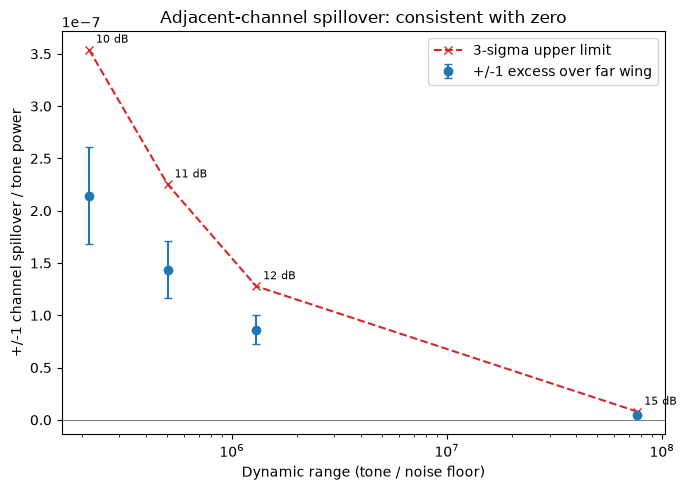
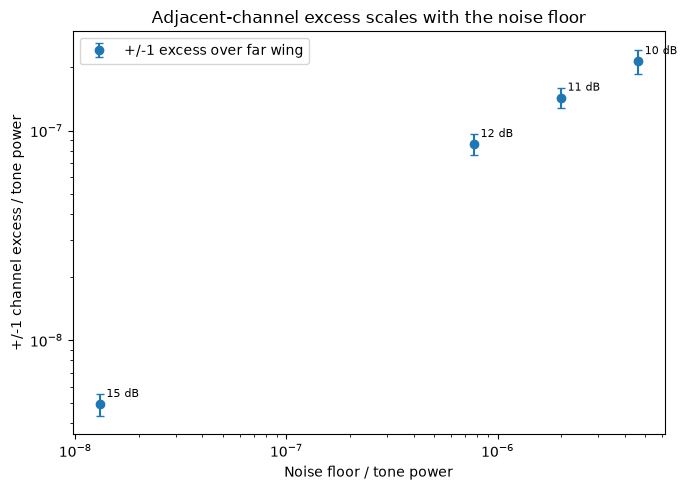
Unified diff of the notebook cell whose output changed from the first chart to the second:
--- before
+++ after
@@ -1,23 +1,21 @@
-dr_vals, diff_vals, sem_vals, limit_vals = [], [], [], []
+floors = [lib.noise_floor(specs[db], tones)
+          / lib.tone_amplitude(specs[db], tones) for db in SETTINGS]
+diffs, sems = [], []
 for db in SETTINGS:
-    near, far, diff, sem = lib.adjacent_excess(specs[db], tones)
-    dr_vals.append(dr[db])
-    diff_vals.append(diff)
-    sem_vals.append(sem)
-    limit_vals.append(max(diff, 0.0) + 3 * sem)
+    _, _, diff, sem = lib.adjacent_excess(specs[db], tones)
+    diffs.append(diff)
+    sems.append(sem)
 
 fig, ax = plt.subplots(figsize=(7, 5))
-ax.errorbar(dr_vals, diff_vals, yerr=sem_vals, fmt="o", capsize=3,
+ax.errorbar(floors, diffs, yerr=sems, fmt="o", capsize=3,
             label="+/-1 excess over far wing")
-ax.plot(dr_vals, limit_vals, "x--", color="C3",
-        label="3-sigma upper limit")
-ax.axhline(0.0, color="gray", lw=0.8)
-for db, x, y in zip(SETTINGS, dr_vals, limit_vals):
+ax.set_xscale("log")
+ax.set_yscale("log")
+ax.set_xlabel("Noise floor / tone power")
+ax.set_ylabel("+/-1 channel excess / tone power")
+ax.set_title("Adjacent-channel excess scales with the noise floor")
+for db, x, y in zip(SETTINGS, floors, diffs):
     ax.annotate(f"{db} dB", (x, y), textcoords="offset points",
                 xytext=(5, 5), fontsize=8)
-ax.set_xscale("log")
-ax.set_xlabel("Dynamic range (tone / noise floor)")
-ax.set_ylabel("+/-1 channel spillover / tone power")
-ax.set_title("Adjacent-channel spillover: consistent with zero")
 ax.legend()
 plt.tight_layout()
@@ -26,9 +24,9 @@
 db = "15"
 near, far, diff, sem = lib.adjacent_excess(specs[db], tones)
-limit = max(diff, 0.0) + 3 * sem
 print(f"Deepest probe: {db} dB, dynamic range {dr[db]:.2e} "
       f"({10*np.log10(dr[db]):.0f} dB)")
 print(f"+/-1 excess over far wing: {diff:.2e} +/- {sem:.2e} of tone "
-      f"({diff/sem:.1f} sigma -> no detection)")
-print(f"3-sigma upper limit on +/-1 spillover: {limit:.2e} of tone "
-      f"({10*np.log10(limit):.0f} dB)")
+      f"({diff/sem:.1f} sigma)")
+print(f"Upper limit on comb spillover into the +/-1 channel: "
+      f"<= {diff:.1e} of tone (~ {10*np.log10(diff):.0f} dB), "
+      f"conservative (excess still noise-dominated and falling).")

Commit: fix: adjacent-channel excess tracks noise, not comb (upper limit)